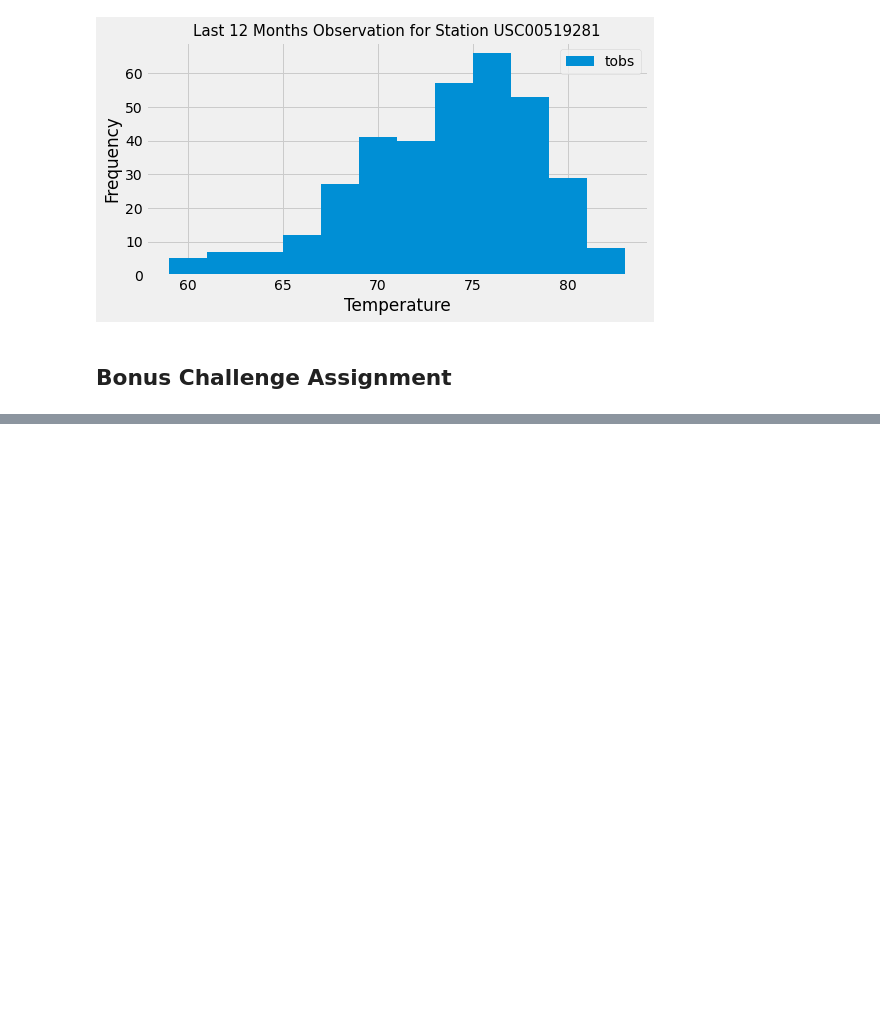
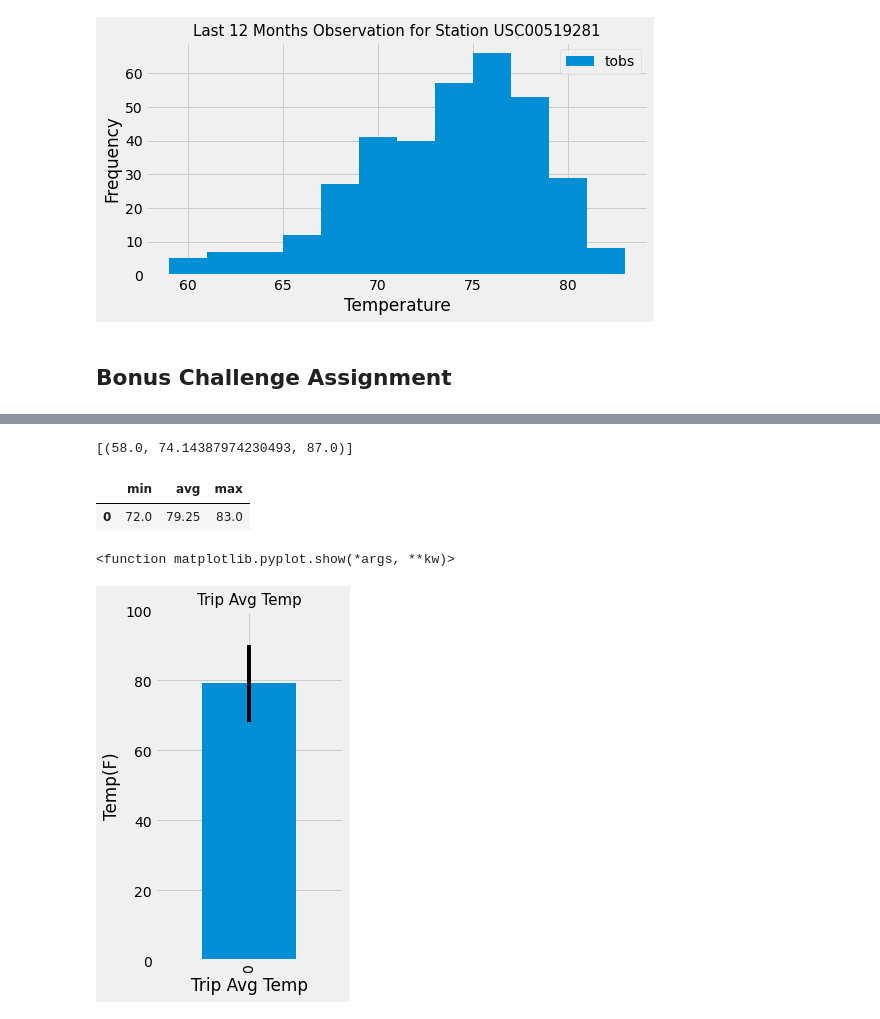
Before and after one commit to Claude-Hanfou/Hawaii-Vacation-Analysis, a Jupyter notebook: climate_starter.ipynb, the cells around one changed output, grey strips where cells are left out. Cells and saved outputs as stored; diff of their text form; code cells hidden in the pictures; blank space fills up the shorter version.

```diff
--- a/climate_starter.ipynb
+++ b/climate_starter.ipynb
@@ -266,8 +265,51 @@ print(calc_temps('2012-02-28', '2012-03-05'))
+# %%
+# Use your previous function `calc_temps` to calculate the tmin, tavg, and tmax
+# for your trip using the previous year's data for those same dates.
+
+def calc_temps(start_date, end_date):
+    """TMIN, TAVG, and TMAX for a list of dates.
+
+    Args:
+        start_date (string): A date string in the format %Y-%m-%d
+        end_date (string): A date string in the format %Y-%m-%d
+
+    Returns:
+        TMIN, TAVE, and TMAX
+    """
+
+    return session.query(func.min(Measurement.tobs), func.avg(Measurement.tobs), func.max(Measurement.tobs)).\
+        filter(Measurement.date >= start_date).filter(Measurement.date <= end_date).all()
+
+# function usage example
+print(calc_temps('2017-01-01', '2017-12-31'))
+# %% [output]
+[(58.0, 74.14387974230493, 87.0)]
 # %%
 # Plot the results from your previous query as a bar chart.
 # Use "Trip Avg Temp" as your Title
 # Use the average temperature for the y value
 # Use the peak-to-peak (tmax-tmin) value as the y error bar (yerr)
+# %%
+trip = calc_temps('2017-08-01', '2017-08-07')
+trip_df = pd.DataFrame(trip, columns=['min', 'avg','max'])
+trip_df
+# %% [output]
+|  | min | avg | max |
+| 0 | 72.0 | 79.25 | 83.0 |
+# %%
+y = trip_df['avg']
+tmax = trip_df['max']
+tmin = trip_df['min']
+y.plot.bar( yerr=(tmax-tmin),figsize=(3,6))
+plt.xlabel('Trip Avg Temp')
+plt.ylabel('Temp(F)')
+plt.title('Trip Avg Temp',fontsize = 15)
+plt.ylim(0, 100)
+plt.savefig("./Image/figure_3.png")
+plt.show
+# %% [output]
+<function matplotlib.pyplot.show(*args, **kw)>
+[figure, added]
 # %%
 # Calculate the total amount of rainfall per weather station for your trip dates using the previous year's matching dates.
 # Sort this in descending order by precipitation amount and list the station, name, latitude, longitude, and elevation
```
Also changed, not shown: parts of 4 cells of this notebook, 3 other files.
